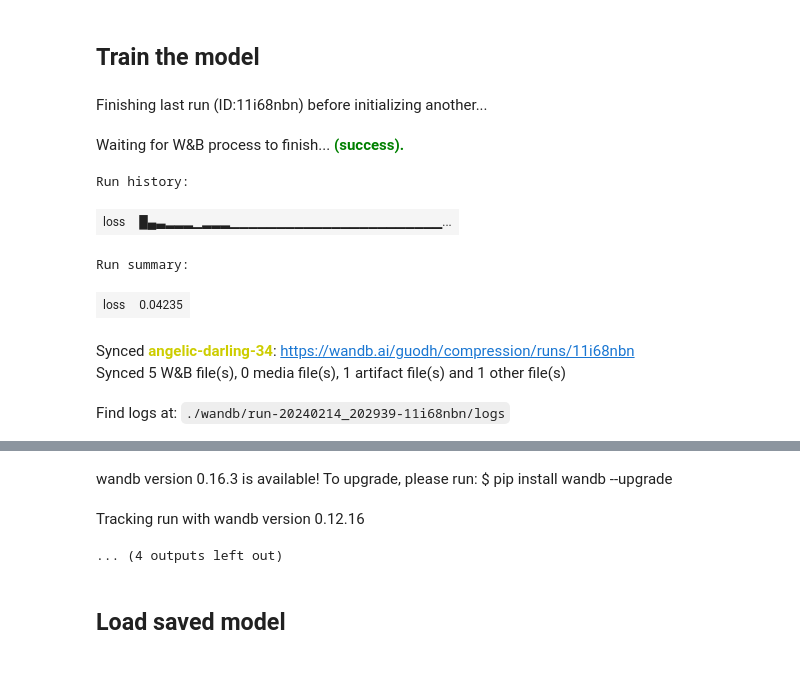
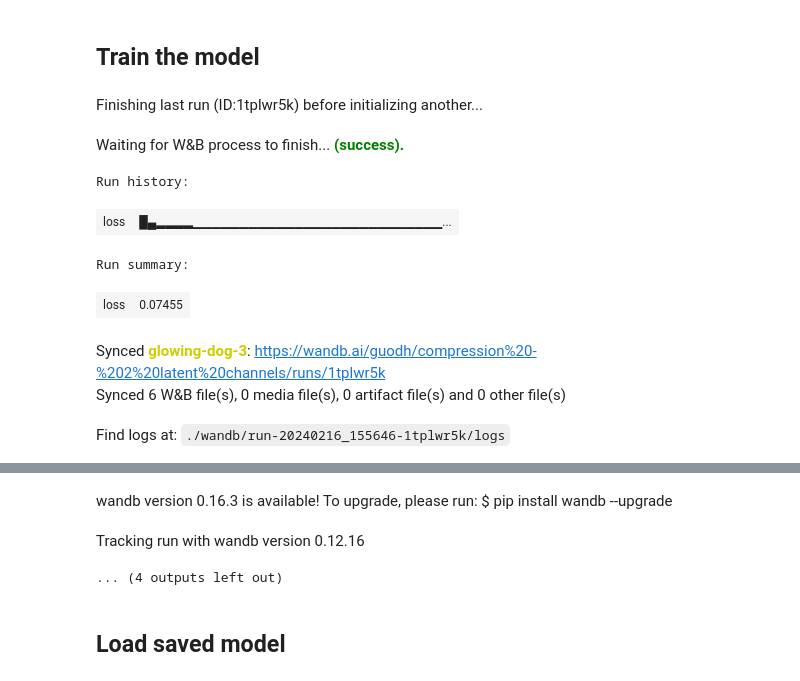
Before and after one commit to guodh321/FlowPassBuilding, a Jupyter notebook: MainCodes/2_Model_building_0214.ipynb, the cells around one changed output, grey strips where cells are left out. Drawn from its saved outputs; the diff is of its cells as text; code cells hidden in the pictures.

```diff
--- a/MainCodes/2_Model_building_0214.ipynb
+++ b/MainCodes/2_Model_building_0214.ipynb
@@ -111,0 +144,38 @@ class Autoencoder(nn.Module):
+# %%
+fist_hidden_layer = 16
+second_hidden_layer = 32
+latent_channel_number = 4
+
+
+class Autoencoder(nn.Module):
+    def __init__(self):
+        super(Autoencoder, self).__init__()
+
+        # Encoder layers
+        self.encoder = nn.Sequential(
+            nn.Conv2d(2, fist_hidden_layer, kernel_size=2, stride=2, padding=0),
+            nn.LeakyReLU(negative_slope=0.2),
+            nn.Conv2d(fist_hidden_layer, second_hidden_layer, kernel_size=2, stride=2, padding=0),
+            nn.LeakyReLU(negative_slope=0.2),
+            nn.Conv2d(second_hidden_layer, fist_hidden_layer, kernel_size=2, stride=1, padding=1),
+            nn.LeakyReLU(negative_slope=0.2),
+            nn.Conv2d(fist_hidden_layer, latent_channel_number, kernel_size=2, stride=1, padding=0),
+            nn.LeakyReLU(negative_slope=0.2)
+        )
+
+        # Decoder layers
+        self.decoder = nn.Sequential(
+            nn.ConvTranspose2d(latent_channel_number, fist_hidden_layer, kernel_size=2, stride=1, padding=0),
+            nn.LeakyReLU(negative_slope=0.2),
+            nn.ConvTranspose2d(fist_hidden_layer, second_hidden_layer, kernel_size=2, stride=1, padding=1),
+            nn.LeakyReLU(negative_slope=0.2),
+            nn.ConvTranspose2d(second_hidden_layer, fist_hidden_layer, kernel_size=2, stride=2, padding=0),
+            nn.LeakyReLU(negative_slope=0.2),
+            nn.ConvTranspose2d(fist_hidden_layer, 2, kernel_size=2, stride=2, padding=0),
+            nn.Identity()
+        )
+
+    def forward(self, x):
+        x = self.encoder(x)
+        x = self.decoder(x)
+        return x
@@ -142,10 +286,10 @@ Estimated Total Size (MB): 218.57
 ## Train the model
 # %%
 # Specify the IDs of the GPUs you want to use
-os.environ["CUDA_VISIBLE_DEVICES"] = "3,4"
+# os.environ["CUDA_VISIBLE_DEVICES"] = "3,4"
 
 # Initialize a new run
-wandb.init(project="compression")
+wandb.init(project="compression - 2 latent channels")
 
 # If there are multiple GPUs, wrap the model with nn.DataParallel
 if torch.cuda.device_count() > 1:
@@ -180,37 +324,37 @@ for epoch in range(num_epochs):
         loss = criterion(outputs, inputs)
         # loss = 1 - ssim_multichannel(outputs, inputs)
         loss.backward()
         optimizer.step()
 
     print(f'Epoch [{epoch+1}/{num_epochs}], Loss: {loss.item():.4f}')
 
     # Log the loss to wandb
     wandb.log({"loss": loss.item()})
 
 print("Training time:", time.time()-t0)
 
 # Save the model weights to wandb
 torch.save(autoencoder.state_dict(), "autoencoder.pth")
 wandb.save("autoencoder.pth")
 
 # Log the model's architecture
 wandb.config.model_architecture = str(autoencoder)
 
 # Create a new artifact
 artifact = wandb.Artifact('model', type='model')
 
 # Add the file to the artifact
 artifact.add_file('autoencoder.pth')
 
 # Save the artifact to Weights & Biases
 wandb.log_artifact(artifact)
 # %% [output]
-Finishing last run (ID:11i68nbn) before initializing another...
+Finishing last run (ID:1tplwr5k) before initializing another...
 Waiting for W&B process to finish... (success).
 Run history:
-| loss | █▄▃▂▂▂▁▂▂▂▁▁▁▁▁▁▁▁▁▁▁▁▁▁▁▁▁▁▁▁▁▁▁... |
+| loss | █▄▂▂▂▂▁▁▁▁▁▁▁▁▁▁▁▁▁▁▁▁▁▁▁▁▁▁▁▁▁▁▁... |
 Run summary:
-| loss | 0.04235 |
+| loss | 0.07455 |
-Synced angelic-darling-34: https://wandb.ai/guodh/compression/runs/11i68nbn
-Synced 5 W&B file(s), 0 media file(s), 1 artifact file(s) and 1 other file(s)
+Synced glowing-dog-3: https://wandb.ai/guodh/compression%20-%202%20latent%20channels/runs/1tplwr5k
+Synced 6 W&B file(s), 0 media file(s), 0 artifact file(s) and 0 other file(s)
-Find logs at: ./wandb/run-20240214_202939-11i68nbn/logs
+Find logs at: ./wandb/run-20240216_155646-1tplwr5k/logs
```
Also changed, not shown: parts of 16 cells of this notebook.
